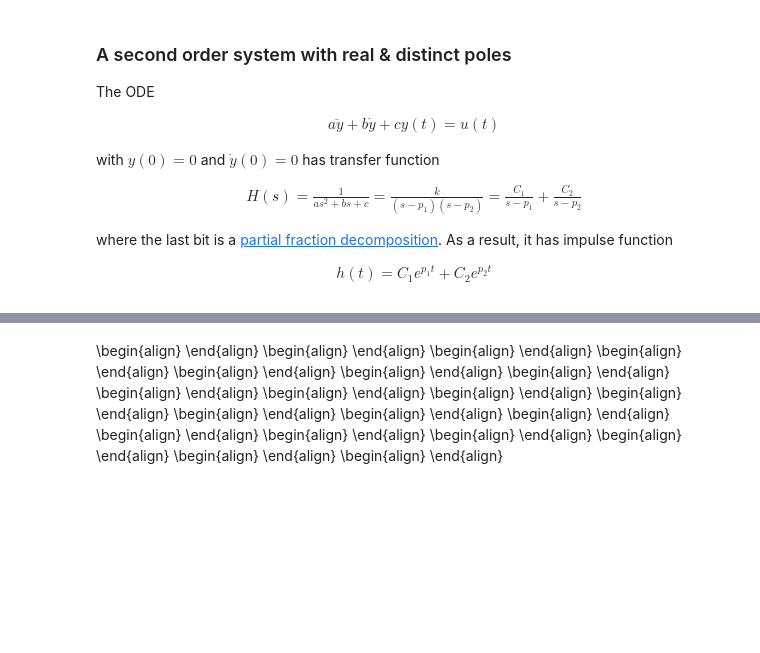
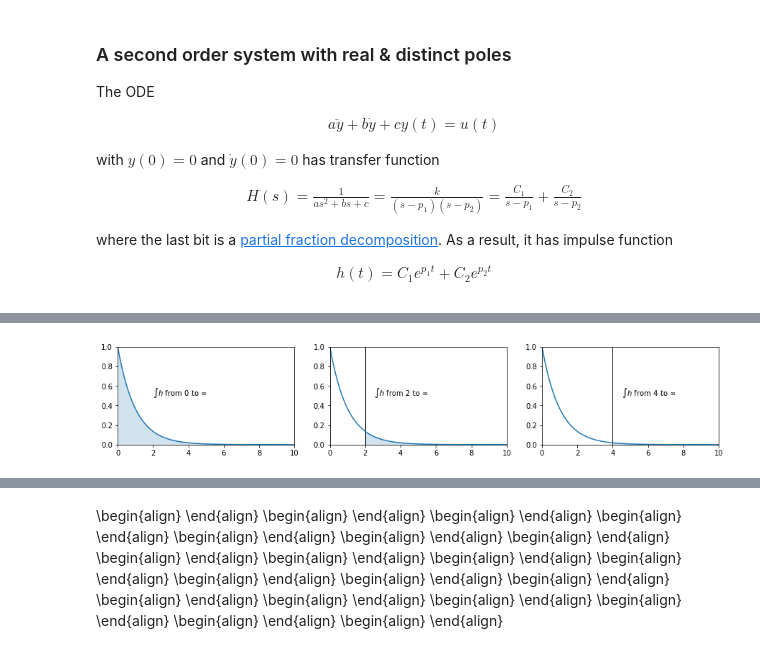
Before and after one commit to CardiacModelling/fitting-notebooks, a Jupyter notebook: artefacts/appendix-C-laplace-and-filters.ipynb, the cells around one changed output, grey strips where cells are left out. Saved outputs shown, nothing was run; the diff lists cells and outputs as text; code cells hidden in the pictures; blank space fills up the shorter version.

```diff
--- a/artefacts/appendix-C-laplace-and-filters.ipynb
+++ b/artefacts/appendix-C-laplace-and-filters.ipynb
@@ -340,0 +540,30 @@ where $\zeta$ is the damping coefficient, $\omega$ is the natural frequency, and
+# %%
+fig = plt.figure(figsize=(15, 2.5))
+
+f = lambda x: np.exp(-x)
+x = np.linspace(0, 10, 1001)
+y = f(x)
+
+ax = fig.add_subplot(1, 3, 1)
+ax.set_xlim(0, 10); ax.set_ylim(0, 1)
+ax.plot(x, y)
+ax.fill_between(x, y, alpha=0.2)
+ax.text(2, 0.5, '$\int h$ from 0 to $\infty$')
+
+ax = fig.add_subplot(1, 3, 2)
+ax.set_xlim(0, 10); ax.set_ylim(0, 1)
+ax.axvline(x[200], color='k', lw=1)
+ax.plot(x, y)
+ax.fill_between(x[200:], y[200:], alpha=0.2)
+ax.text(2.5, 0.5, '$\int h$ from 2 to $\infty$')
+
+ax = fig.add_subplot(1, 3, 3)
+ax.set_xlim(0, 10); ax.set_ylim(0, 1)
+ax.axvline(x[400], color='k', lw=1)
+ax.plot(x, y)
+ax.fill_between(x[400:], y[400:], alpha=0.2)
+ax.text(4.5, 0.5, '$\int h$ from 4 to $\infty$')
+
+plt.show()
+# %% [output]
+[figure, added]
```
Also changed, not shown: parts of 28 cells of this notebook.
